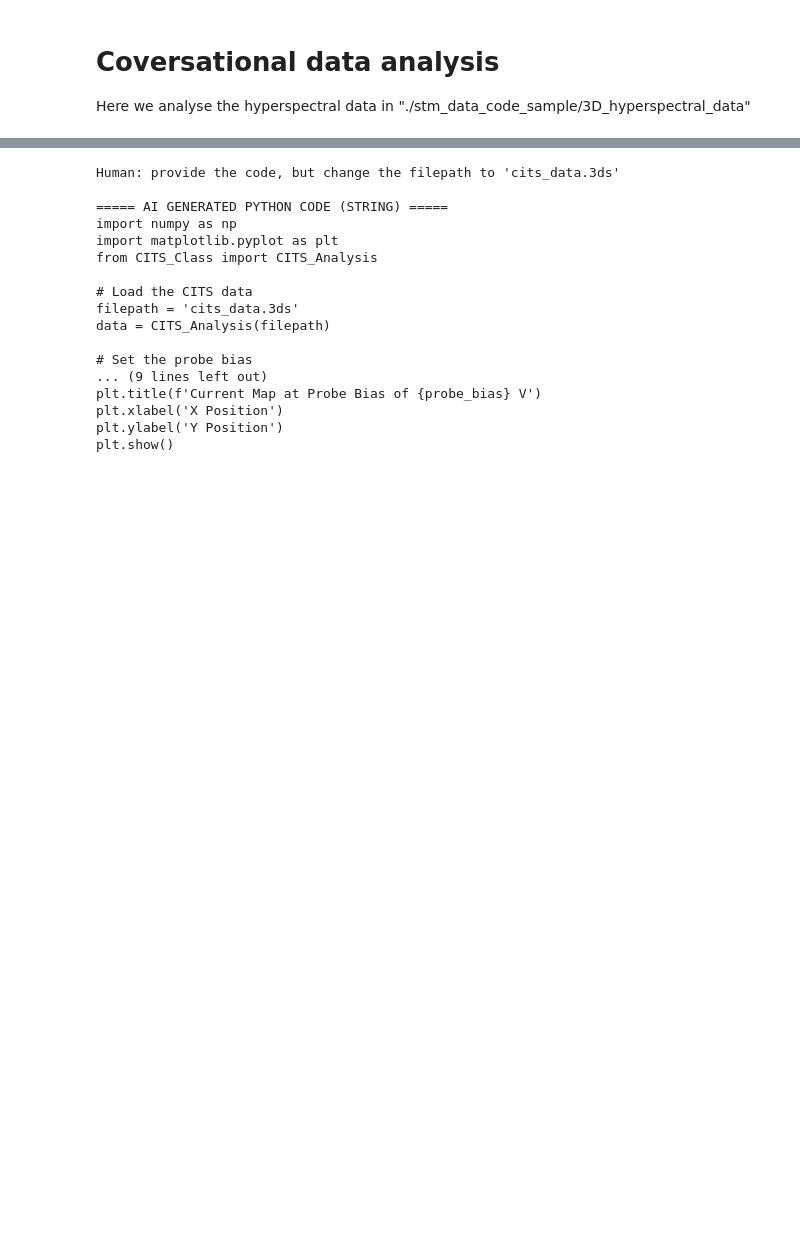
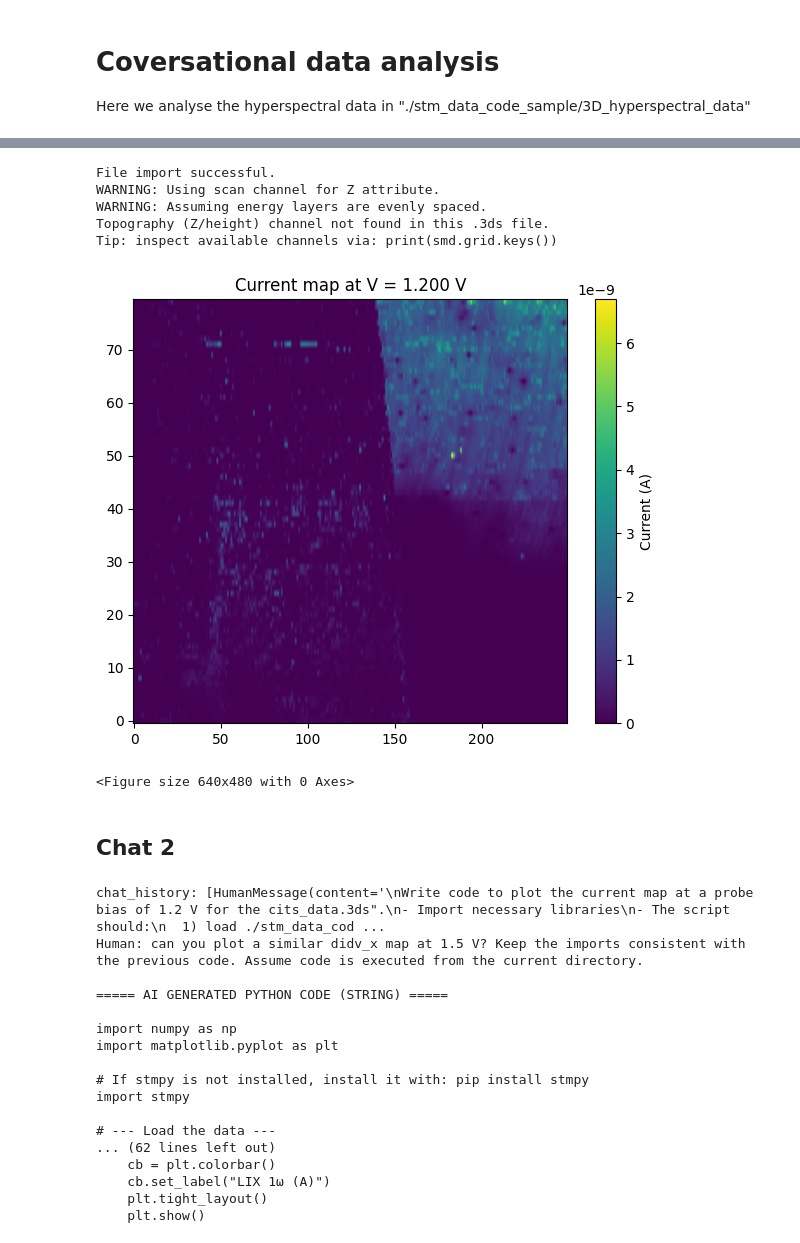
Before and after one commit to gnganesh99/RAG-for-SPM-data-analysis, a Jupyter notebook: conversational_RAG.ipynb, the cells around one changed output, grey strips where cells are left out. Saved outputs shown, nothing was run; the diff lists cells and outputs as text; code cells hidden in the pictures; blank space fills up the shorter version.

```diff
--- a/conversational_RAG.ipynb
+++ b/conversational_RAG.ipynb
@@ -574,7 +676,7 @@ chunk_overlap = 200
 api_key = os.getenv("OPENAI_API_KEY")
 persist_basename = "chroma_db_code3d"
 
-model = "gpt-4o-mini"
+model = "gpt-5"
 temperature = 0  #Vary in the range 0-2.
 
 rag_chain = get_qa_rag_chain(
@@ -595,7 +699,10 @@ Loaded existing vector DB from WindowsPath('C:/Users/ggn/1_py_scripts/RAG/RAG_da
 # %%
+session_theme = "analyse_hyperspectral_data1"
 
-session_id = str(uuid.uuid4())
-chat_history = get_chat_history(session_id)
+if session_theme is None or session_theme.strip() == "":
+    session_theme = str(uuid.uuid4())  # Generate a new session ID if not provided
+
+chat_history = get_chat_history(session_theme)
 print("chat_history:", chat_history)
 task1 = """
 Write code to plot the current map at a probe bias of 1.2 V for the cits_data.3ds".
@@ -608,7 +715,7 @@ Write code to plot the current map at a probe bias of 1.2 V for the cits_data.3d
 """
 
 answer1 = rag_chain.invoke({"input": task1, "chat_history":chat_history})['answer']
-insert_application_logs(session_id, task1, answer1, "gpt-5")
+insert_application_logs(session_theme, task1, answer1, model)
 print(f"Human: {task1}")
 print(f"\n===== AI GENERATED PYTHON CODE (STRING) =====\n{answer1}\n")
 # %% [output]
@@ -637,26 +745,41 @@ chat_history: [HumanMessage(content='\nWrite code to plot the current map at a p
+# %%
+write_generated_code_to_file(answer1, "main_rag_test.py")
+execute_code_file("main_rag_test.py")
+# %% [output]
+File import successful.
+WARNING: Using scan channel for Z attribute.
+WARNING: Assuming energy layers are evenly spaced.
+Topography (Z/height) channel not found in this .3ds file.
+Tip: inspect available channels via: print(smd.grid.keys())
+[figure, added]
+<Figure size 640x480 with 0 Axes>
+# %% [markdown]
+## Chat 2
 # %%
-
-task2 = "provide the code, but change the filepath to 'cits_data.3ds'"
+chat_history = get_chat_history(session_theme)
+print("chat_history:", chat_history)
+task2 = "can you plot a similar didv_x map at 1.5 V? Keep the imports consistent with the previous code. " \
+"Assume code is executed from the current directory. "
 
 answer2 = rag_chain.invoke({"input": task2, "chat_history":chat_history})['answer']
-insert_application_logs(session_id, task2, answer2, "gpt-4o-mini")
+insert_application_logs(session_theme, task2, answer2, model)
 print(f"Human: {task2}")
 print(f"\n===== AI GENERATED PYTHON CODE (STRING) =====\n\n{answer2}\n")
 # %% [output]
-Human: provide the code, but change the filepath to 'cits_data.3ds'
+chat_history: [HumanMessage(content='\nWrite code to plot the current map at a probe bias of 1.2 V for the cits_data.3ds".\n- Import necessary libraries\n- The script should:\n  1) load ./stm_data_cod ...
+Human: can you plot a similar didv_x map at 1.5 V? Keep the imports consistent with the previous code. Assume code is executed from the current directory.
 
 ===== AI GENERATED PYTHON CODE (STRING) =====
+
 import numpy as np
 import matplotlib.pyplot as plt
-from CITS_Class import CITS_Analysis
 
-# Load the CITS data
-filepath = 'cits_data.3ds'
-data = CITS_Analysis(filepath)
+# If stmpy is not installed, install it with: pip install stmpy
+import stmpy
 
-# Set the probe bias
-... (9 lines left out)
-plt.title(f'Current Map at Probe Bias of {probe_bias} V')
-plt.xlabel('X Position')
-plt.ylabel('Y Position')
-plt.show()
+# --- Load the data ---
+... (62 lines left out)
+    cb = plt.colorbar()
+    cb.set_label("LIX 1ω (A)")
+    plt.tight_layout()
+    plt.show()
```
Also changed, not shown: parts of 22 cells of this notebook, 14 other files.
